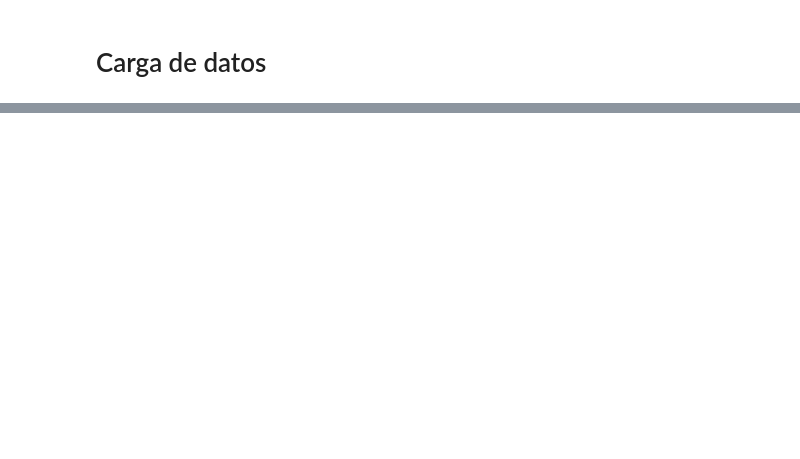
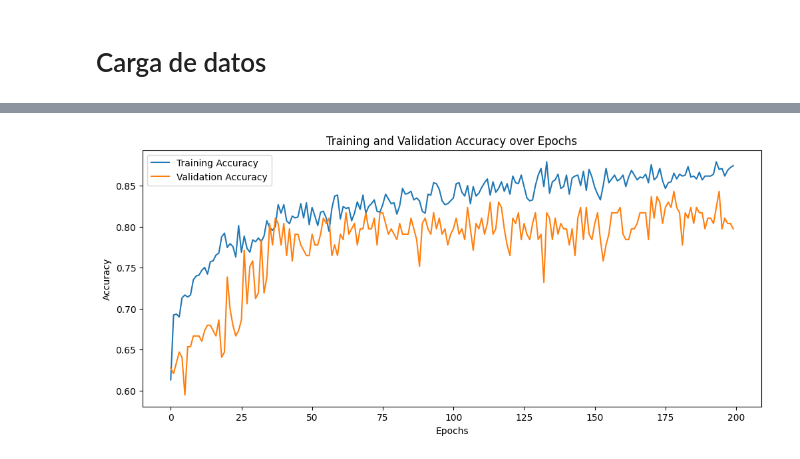
Before and after one commit to AnaSofiaHinojosa/ProyectoFinalMIA, a Jupyter notebook: modelo.ipynb, the cells around one changed output, grey strips where cells are left out. Cells and saved outputs as stored; diff of their text form; code cells hidden in the pictures; blank space fills up the shorter version.

Commit message:
update metrics calculations and improve model accuracy

```diff
--- a/modelo.ipynb
+++ b/modelo.ipynb
@@ -109,0 +162,89 @@ Epoch 200/200
+# %%
+classes = np.unique(y_train)
+class_weights_array = compute_class_weight(
+    class_weight='balanced',
+    classes=classes,
+    y=y_train
+)
+class_weights = dict(zip(classes, class_weights_array))
+print("Class Weights:", class_weights)
+
+model = tf.keras.Sequential([
+
+    # Layer 1
+    tf.keras.layers.Dense(
+        128, activation='relu',
+        input_shape=(x_train.shape[1],),
+        kernel_regularizer=tf.keras.regularizers.l2(0.001)
+    ),
+    tf.keras.layers.BatchNormalization(),
+    #tf.keras.layers.Dropout(0.2),
+
+    # Layer 2
+    tf.keras.layers.Dense(
+        32, activation='relu',
+        kernel_regularizer=tf.keras.regularizers.l2(0.001)
+    ),
+    tf.keras.layers.BatchNormalization(),
+    #tf.keras.layers.Dropout(0.2),
+
+    # Layer 3
+    tf.keras.layers.Dense(
+        32, activation='relu',
+        kernel_regularizer=tf.keras.regularizers.l2(0.001)
+    ),
+
+    # Layer 4
+    tf.keras.layers.Dense(
+        64, activation='relu',
+        kernel_regularizer=tf.keras.regularizers.l2(0.001)
+    ),
+
+    # Layer 5
+    tf.keras.layers.Dense(
+        32, activation='relu',
+        kernel_regularizer=tf.keras.regularizers.l2(0.001)
+    ),
+
+    # Output layer
+    tf.keras.layers.Dense(3, activation='softmax')
+])
+
+
+model.compile(
+    optimizer=tf.keras.optimizers.Adam(),
+    loss='sparse_categorical_crossentropy',
+    metrics=['accuracy']
+)
+
+early_stop = tf.keras.callbacks.EarlyStopping(
+    monitor='val_accuracy',
+    patience=100,
+    restore_best_weights=True
+)
+
+history = model.fit(
+    x_train, y_train,
+    epochs=200,
+    batch_size=64,
+    validation_data=(x_test, y_test),
+    #class_weight=class_weights,
+    callbacks=[early_stop],
+    verbose=0
+)
+
+y_pred_train = model.predict(x_train)
+y_pred_test = model.predict(x_test)
+
+y_pred_train_classes = np.argmax(y_pred_train, axis=1)
+y_pred_test_classes = np.argmax(y_pred_test, axis=1)
+
+plt.figure(figsize=(12, 5))
+plt.plot(history.history['accuracy'], label='Training Accuracy')
+plt.plot(history.history['val_accuracy'], label='Validation Accuracy')
+plt.xlabel('Epochs')
+plt.ylabel('Accuracy')
+plt.legend()
+plt.title('Training and Validation Accuracy over Epochs')
+plt.show()
+# %% [output]
@@ -110,3 +254,4 @@ Epoch 200/200
+[figure, added]
 # %%
 y_new_pred_train = model.predict(x_train)
 y_new_pred_test = model.predict(x_test)
```
Also changed, not shown: parts of 12 cells of this notebook, 2 other files.
